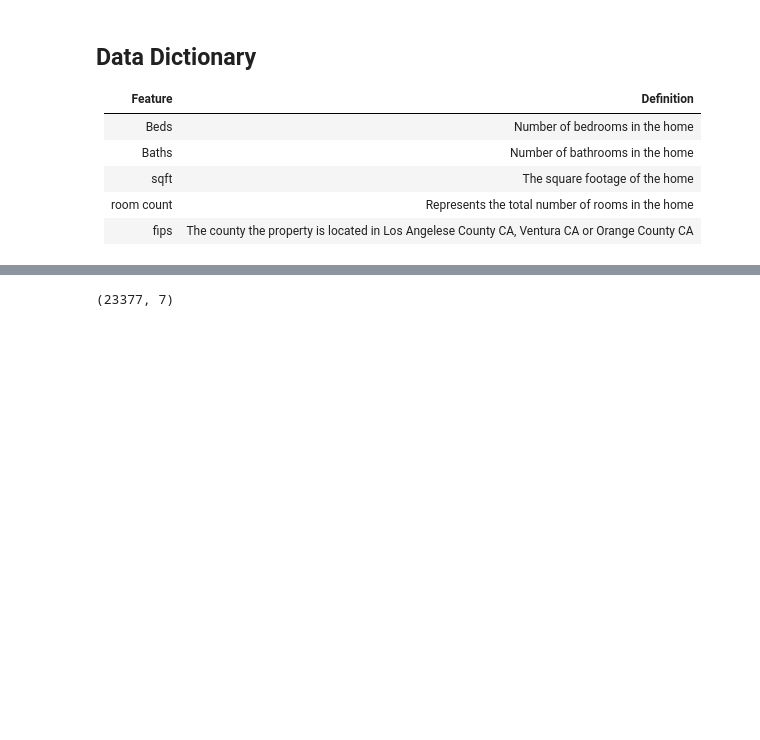
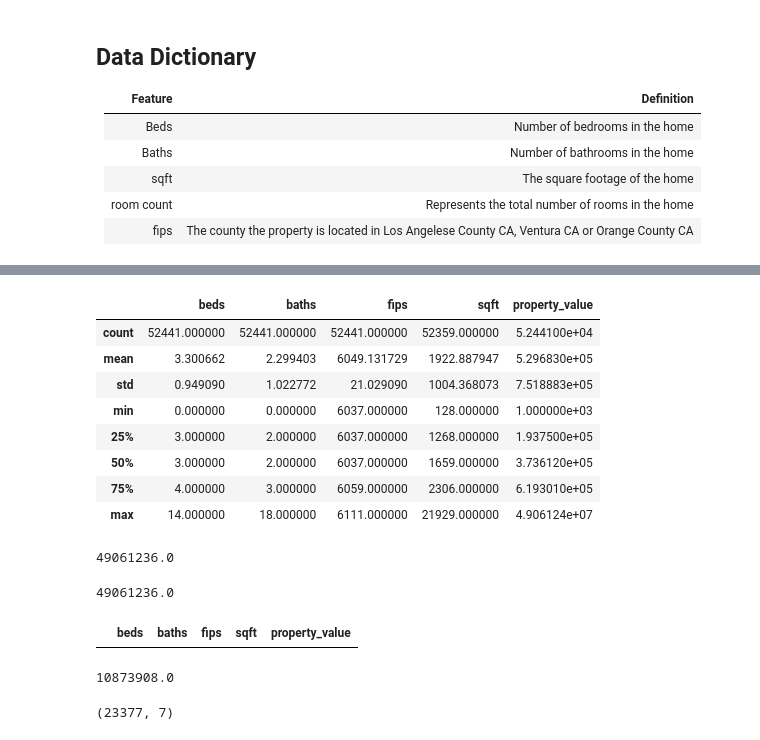
Before and after one commit to allantestaten/regression-project, a Jupyter notebook: scratch_notebook.ipynb, the cells around one changed output, grey strips where cells are left out. Saved outputs shown, nothing was run; the diff lists cells and outputs as text; code cells hidden in the pictures; blank space fills up the shorter version.

```diff
--- a/scratch_notebook.ipynb
+++ b/scratch_notebook.ipynb
@@ -67,0 +123,12 @@ w.new_zillow_data()
+# %%
+df.describe()
+# %% [output]
+|  | beds | baths | fips | sqft | property_value |
+| count | 52441.000000 | 52441.000000 | 52441.000000 | 52359.000000 | 5.244100e+04 |
+| mean | 3.300662 | 2.299403 | 6049.131729 | 1922.887947 | 5.296830e+05 |
+| std | 0.949090 | 1.022772 | 21.029090 | 1004.368073 | 7.518883e+05 |
+| min | 0.000000 | 0.000000 | 6037.000000 | 128.000000 | 1.000000e+03 |
+| 25% | 3.000000 | 2.000000 | 6037.000000 | 1268.000000 | 1.937500e+05 |
+| 50% | 3.000000 | 2.000000 | 6037.000000 | 1659.000000 | 3.736120e+05 |
+| 75% | 4.000000 | 3.000000 | 6059.000000 | 2306.000000 | 6.193010e+05 |
+| max | 14.000000 | 18.000000 | 6111.000000 | 21929.000000 | 4.906124e+07 |
@@ -68,4 +139,20 @@ w.new_zillow_data()
+# %%
+two.property_value.max()
+# %% [output]
+49061236.0
+# %%
+five.property_value.max()
+# %% [output]
+49061236.0
+# %%
+five
+# %% [output]
+|  | beds | baths | fips | sqft | property_value |
 # %%
 #create, train, validate, test datasets
 
 train, validate, test = w.wrangle_zillow()
+# %%
+train.property_value.max()
+# %% [output]
+10873908.0
```
Also changed, not shown: parts of 11 cells of this notebook.
